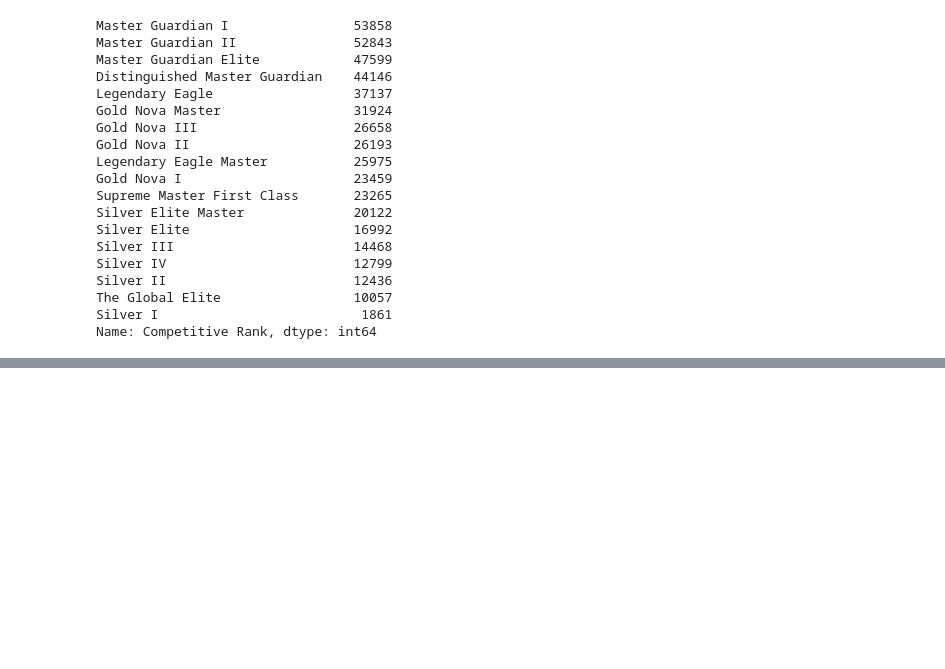
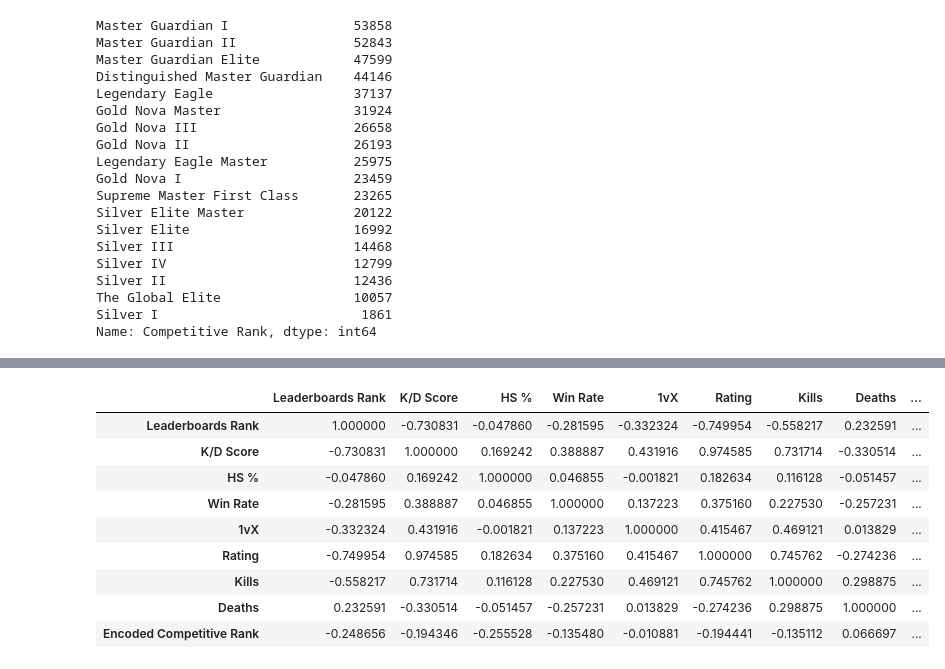
Before and after one commit to cc-visionary/datapre-csgostats, a Jupyter notebook: Scraping CSGOStats.gg.ipynb, the cells around one changed output, grey strips where cells are left out. Cells and saved outputs as stored; diff of their text form; code cells hidden in the pictures; blank space fills up the shorter version.

```diff
--- a/Scraping CSGOStats.gg.ipynb
+++ b/Scraping CSGOStats.gg.ipynb
@@ -734,0 +809,17 @@ playerDistr.plot.barh(color=colors, figsize = (4,12))
+# %%
+test['Encoded Competitive Rank'] = le.transform(test['Competitive Rank'])
+test['Encoded Competitive Rank'] = test['Encoded Competitive Rank'] + 1
+test
+corr2 = test.corr(method = "spearman")
+display(corr2)
+# %% [output]
+|  | Leaderboards Rank | K/D Score | HS % | Win Rate | 1vX | Rating | Kills | Deaths | ... |
+| Leaderboards Rank | 1.000000 | -0.730831 | -0.047860 | -0.281595 | -0.332324 | -0.749954 | -0.558217 | 0.232591 | ... |
+| K/D Score | -0.730831 | 1.000000 | 0.169242 | 0.388887 | 0.431916 | 0.974585 | 0.731714 | -0.330514 | ... |
+| HS % | -0.047860 | 0.169242 | 1.000000 | 0.046855 | -0.001821 | 0.182634 | 0.116128 | -0.051457 | ... |
+| Win Rate | -0.281595 | 0.388887 | 0.046855 | 1.000000 | 0.137223 | 0.375160 | 0.227530 | -0.257231 | ... |
+| 1vX | -0.332324 | 0.431916 | -0.001821 | 0.137223 | 1.000000 | 0.415467 | 0.469121 | 0.013829 | ... |
+| Rating | -0.749954 | 0.974585 | 0.182634 | 0.375160 | 0.415467 | 1.000000 | 0.745762 | -0.274236 | ... |
+| Kills | -0.558217 | 0.731714 | 0.116128 | 0.227530 | 0.469121 | 0.745762 | 1.000000 | 0.298875 | ... |
+| Deaths | 0.232591 | -0.330514 | -0.051457 | -0.257231 | 0.013829 | -0.274236 | 0.298875 | 1.000000 | ... |
+| Encoded Competitive Rank | -0.248656 | -0.194346 | -0.255528 | -0.135480 | -0.010881 | -0.194441 | -0.135112 | 0.066697 | ... |
```
Also changed, not shown: parts of 18 cells of this notebook.
